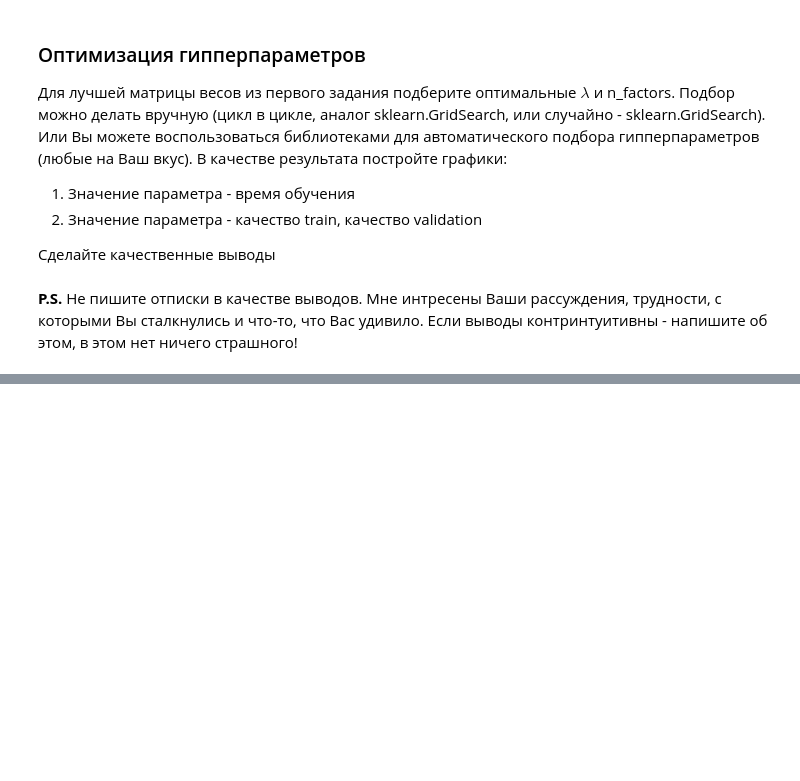
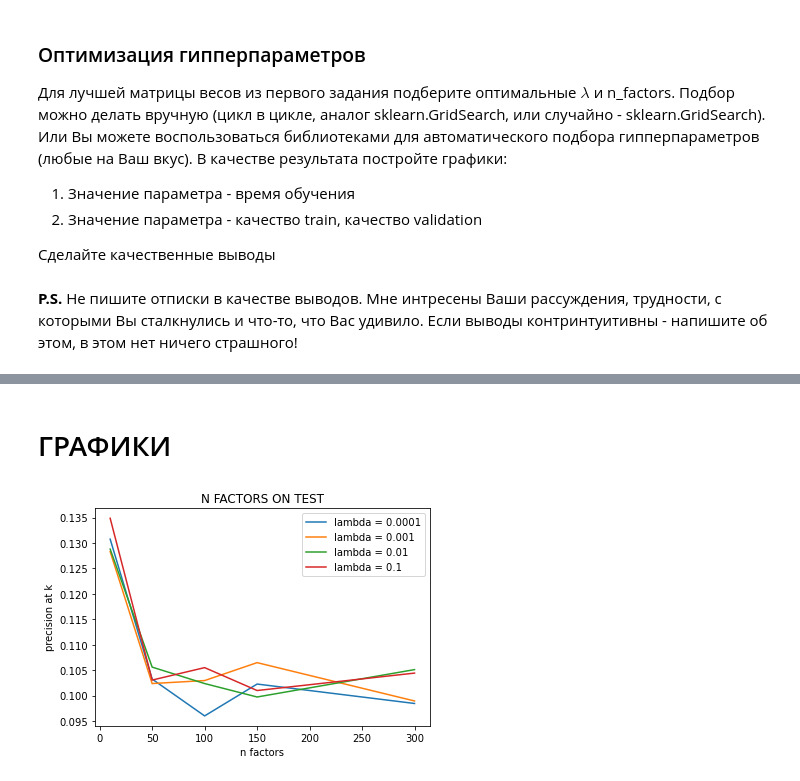
Before and after one commit to aechernenko/gbu_ai, a Jupyter notebook: recom/3/hw3.ipynb, the cells around one changed output, grey strips where cells are left out. Cells and saved outputs as stored; diff of their text form; code cells hidden in the pictures; blank space fills up the shorter version.

```diff
--- a/recom/3/hw3.ipynb
+++ b/recom/3/hw3.ipynb
@@ -23,0 +181,10 @@ import implicit
+# %%
+def get_recommendations(user, model, N=5):
+    res = [id_to_itemid[rec[0]] for rec in
+                    model.recommend(userid=userid_to_id[user],
+                                    user_items=sparse_user_item,   # на вход user-item matrix
+                                    N=N,
+                                    filter_already_liked_items=False,
+                                    filter_items=None,
+                                    recalculate_user=True)]
+    return res
@@ -23,0 +193,5 @@ import implicit
+# %%
+%%time
+
+train_result['als'] = train_result['user_id'].apply(lambda x: get_recommendations(x, model=model, N=5))
+train_result.apply(lambda row: precision_at_k(row['als'], row['actual']), axis=1).mean()
@@ -23,0 +203,5 @@ import implicit
+# %%
+%%time
+
+test_result['als'] = test_result['user_id'].apply(lambda x: get_recommendations(x, model=model, N=5))
+test_result.apply(lambda row: precision_at_k(row['als'], row['actual']), axis=1).mean()
@@ -32,0 +287,2 @@ import implicit
+# %%
+hyper_result = pd.DataFrame(hyp_result)
@@ -32,0 +311,2 @@ import implicit
+# %% [markdown]
+# ГРАФИКИ
@@ -32,0 +315,12 @@ import implicit
+# %%
+plt.plot([10, 50, 100, 150, 300],hyper_result.loc[hyper_result['lambda']==0.0001,'precis_on_test'], label = 'lambda = 0.0001')
+plt.plot([10, 50, 100, 150, 300],hyper_result.loc[hyper_result['lambda']==0.001,'precis_on_test'], label = 'lambda = 0.001')
+plt.plot([10, 50, 100, 150, 300],hyper_result.loc[hyper_result['lambda']==0.01,'precis_on_test'], label = 'lambda = 0.01')
+plt.plot([10, 50, 100, 150, 300],hyper_result.loc[hyper_result['lambda']==0.1,'precis_on_test'], label = 'lambda = 0.1')
+plt.legend()
+plt.xlabel('n factors')
+plt.ylabel('precision at k')
+plt.title('N FACTORS ON TEST')
+plt.show()
+# %% [output]
+[figure, added]
```
Also changed, not shown: parts of 32 cells of this notebook.
